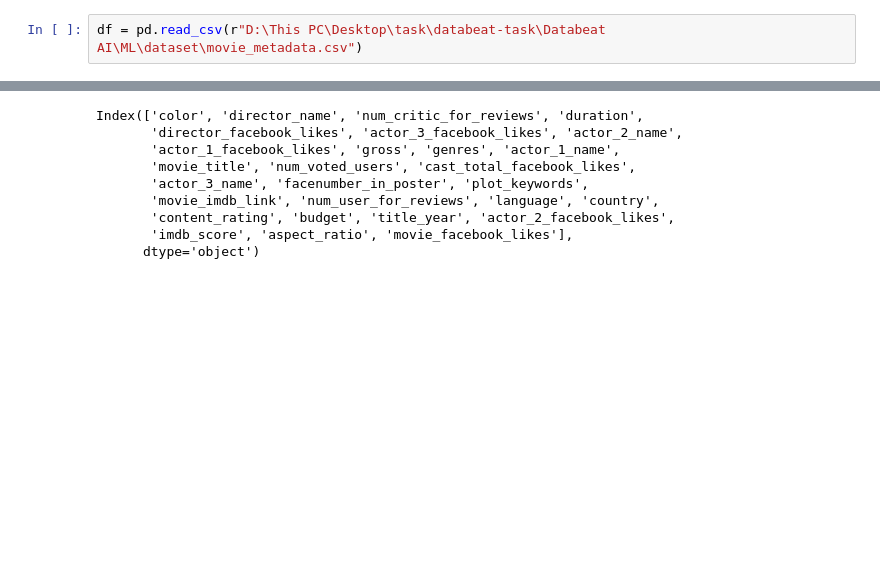
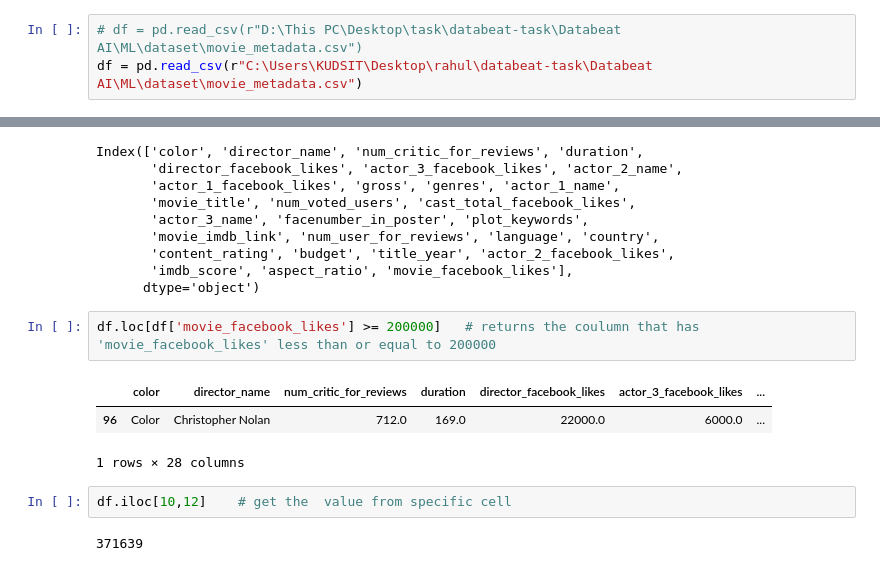
Before and after one commit to rahulponnusamyofficial/databeat-task, a Jupyter notebook: Databeat AI/ML/ML task.ipynb, the cells around one changed output, grey strips where cells are left out. Cells and saved outputs as stored; diff of their text form; blank space fills up the shorter version.

```diff
--- a/Databeat AI/ML/ML task.ipynb
+++ b/Databeat AI/ML/ML task.ipynb
@@ -365,7 +322,8 @@ Use pandas to extract insights on this [dataset](https://drive.google.com/file/d
 # %%
 import pandas as pd
 # %%
-df = pd.read_csv(r"D:\This PC\Desktop\task\databeat-task\Databeat AI\ML\dataset\movie_metadata.csv")
+# df = pd.read_csv(r"D:\This PC\Desktop\task\databeat-task\Databeat AI\ML\dataset\movie_metadata.csv")
+df = pd.read_csv(r"C:\Users\KUDSIT\Desktop\rahul\databeat-task\Databeat AI\ML\dataset\movie_metadata.csv")
 # %%
 len(df)          # checks the length of the data in dataframe
 # %% [output]
@@ -466,3 +418,13 @@ Index(['color', 'director_name', 'num_critic_for_reviews', 'duration',
        'content_rating', 'budget', 'title_year', 'actor_2_facebook_likes',
        'imdb_score', 'aspect_ratio', 'movie_facebook_likes'],
       dtype='object')
+# %%
+df.loc[df['movie_facebook_likes'] >= 200000]   # returns the coulumn that has 'movie_facebook_likes' less than or equal to 200000
+# %% [output]
+|  | color | director_name | num_critic_for_reviews | duration | director_facebook_likes | actor_3_facebook_likes | ... |
+| 96 | Color | Christopher Nolan | 712.0 | 169.0 | 22000.0 | 6000.0 | ... |
+1 rows × 28 columns
+# %%
+df.iloc[10,12]    # get the  value from specific cell
+# %% [output]
+371639
```
Also changed, not shown: parts of 11 cells of this notebook.
